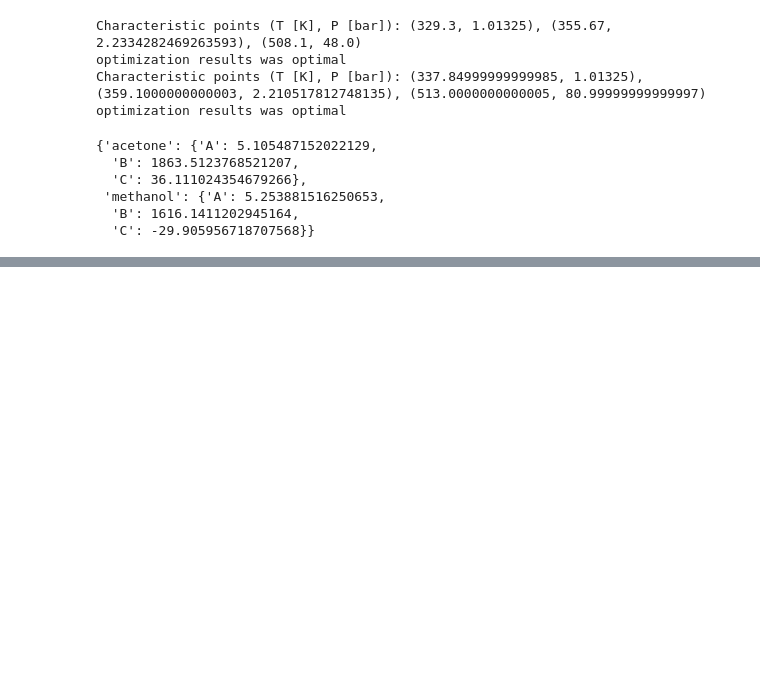
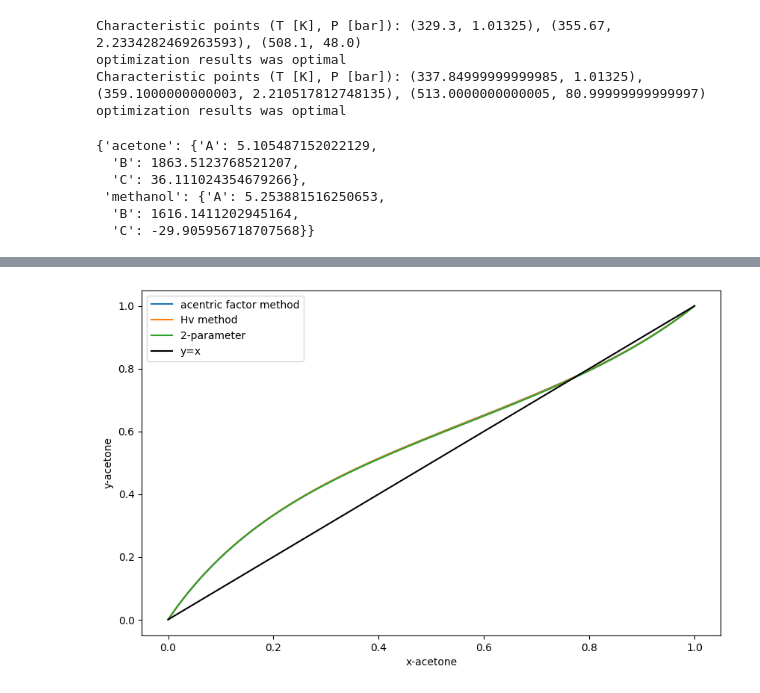
Before and after one commit to arnaou/camd_iss, a Jupyter notebook: tutorials/alternative_vle.ipynb, the cells around one changed output, grey strips where cells are left out. Drawn from its saved outputs; the diff is of its cells as text; code cells hidden in the pictures; blank space fills up the shorter version.

```diff
--- a/tutorials/alternative_vle.ipynb
+++ b/tutorials/alternative_vle.ipynb
@@ -109,3 +123,39 @@ results_ac, model_ac = pyo_vle(x, T0, mixture, rk_data, qk_data, interaction_dat
 results_hv, model_hv = pyo_vle(x, T0, mixture, rk_data, qk_data, interaction_data, antoine_params_hv, verbose=False)
 # perform the VLE calculation: using minimal Antoine parameters
 results_min, model_min = pyo_vle(x, T0, mixture, rk_data, qk_data, interaction_data, antoine_params_min, verbose=False)
+# %%
+def extract_pyomo_results(x, T0, model):
+    # retrieving the solutions
+    gamma = np.empty_like(x)
+    T = np.empty_like(T0)
+    y = np.empty_like(x)
+
+
+    for i in model.gamma.keys():
+        gamma[i] = model.gamma[i].value
+
+    for i in model.T.keys():
+        T[i] = model.T[i].value
+
+    for i in model.y.keys():
+        y[i] = model.y[i].value
+
+    return gamma, T, y
+# %%
+# extract results
+gamma_ac, T_ac, y_ac = extract_pyomo_results(x, T0, model_ac)
+gamma_hv, T_hv, y_hv = extract_pyomo_results(x, T0, model_hv)
+gamma_min, T_min, y_min = extract_pyomo_results(x, T0, model_min)
+# %%
+# plot x-y of acetone for all methods in same plot
+plt.figure(figsize=(10, 6))
+plt.plot(x[:,0], y_ac[:,0], label = 'acentric factor method')
+plt.plot(x[:,0], y_hv[:,0], label = 'Hv method')
+plt.plot(x[:,0], y_min[:,0], label='2-parameter')
+plt.plot(x[:,0],x[:,0], label='y=x', c='k')
+plt.xlabel('x-acetone')
+plt.ylabel('y-acetone')
+plt.legend()
+plt.show()
+# %% [output]
+[figure, added]
```
Also changed, not shown: parts of 2 cells of this notebook, 4 other files.
